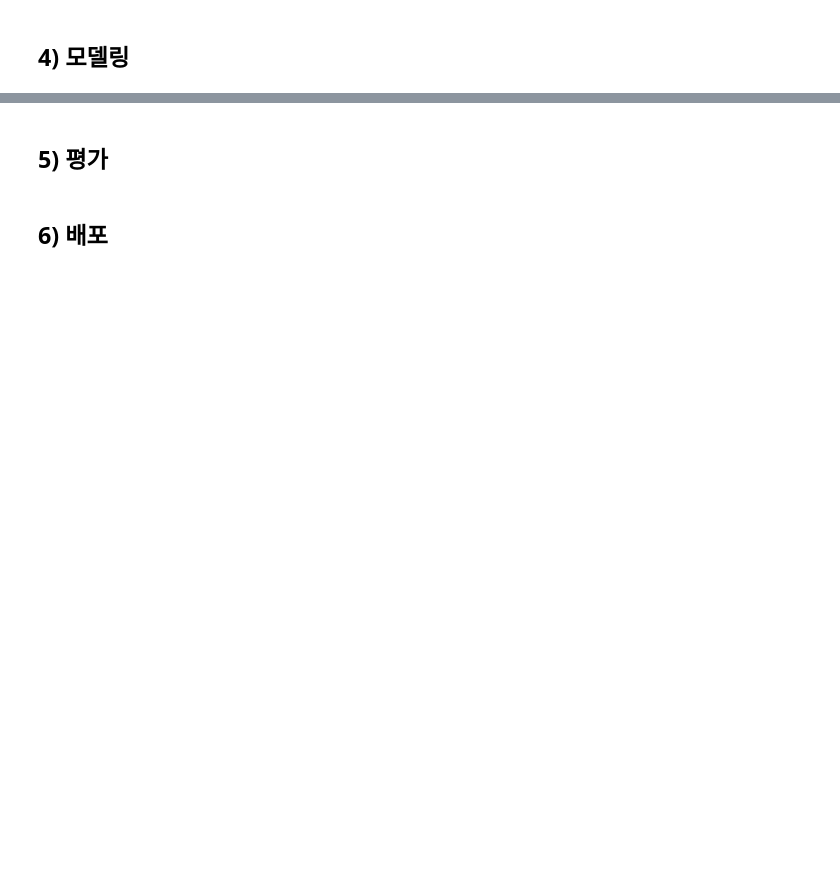
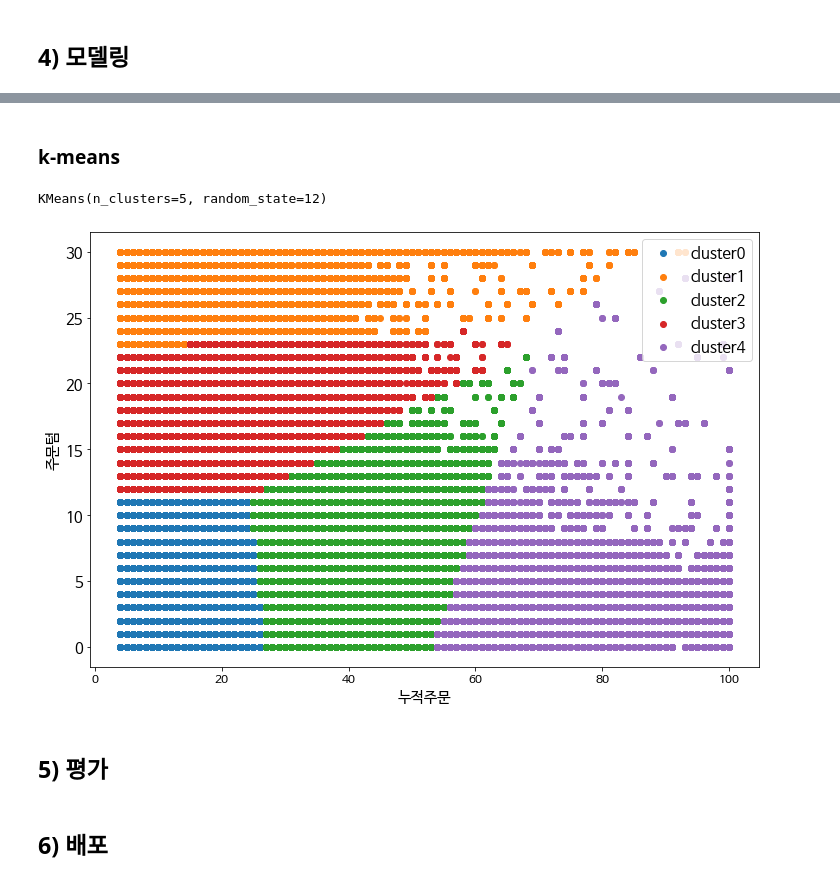
Before and after one commit to ev1025/Instacart, a Jupyter notebook: Code_project1.ipynb, the cells around one changed output, grey strips where cells are left out. Saved outputs shown, nothing was run; the diff lists cells and outputs as text; code cells hidden in the pictures; blank space fills up the shorter version.

```diff
--- a/Code_project1.ipynb
+++ b/Code_project1.ipynb
@@ -253,3 +390,0 @@ df_graph.head(31)
-# %%
-for i in range(30):
-    print(i)
@@ -289,4 +390,0 @@ record[0]
-# %%
-abc = []
-for i in range(len(df_array)):
-    abc.append([df_array[j][2] for j in range(len(df_array)) if df_array[i][0]==df_array[j][0]])
@@ -350,3 +518,5 @@ for p1, p2 in zip(df_array, df_array[1:]): # 0과1 1과2 ... 비교하도록 for
+# %% [markdown]
+### k-means
 # %%
 from sklearn.cluster import KMeans
 from sklearn.preprocessing import MinMaxScaler
@@ -355,8 +525,25 @@ df_model = df_graph[['누적주문','주문텀']].dropna()
 scaler = MinMaxScaler()
 sc_data = scaler.fit_transform(df_model)
 # %%
-# model = KMeans(n_clusters=10, random_state=12)
-# model.fit(sc_data)
+k = 5
+model = KMeans(n_clusters=k, random_state=12)
+model.fit(sc_data)
+# %% [output]
+KMeans(n_clusters=5, random_state=12)
+# %%
+df_graph['cluster'] = model.fit_predict(sc_data)
+# %%
+plt.figure(figsize=(12,8))
+for i in range(k):
+    plt.scatter(df_graph.loc[df_graph['cluster']==i, '누적주문'],
+                df_graph.loc[df_graph['cluster']==i, '주문텀'],
+                label = 'cluster'+str(i))
+plt.xlabel('누적주문')
+plt.ylabel('주문텀')
+plt.legend()
+plt.show()
+# %% [output]
+[figure, added]
 # %% [markdown]
 ## 5) 평가
 # %% [markdown]
```
Also changed, not shown: parts of 38 cells of this notebook.
